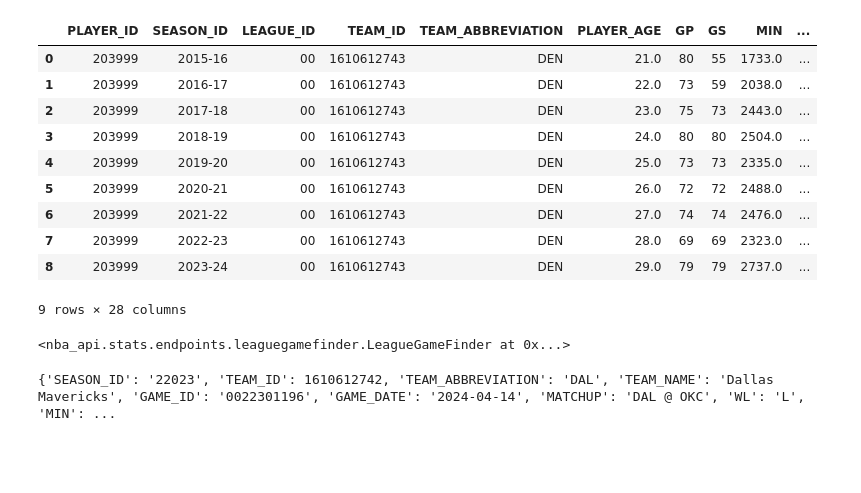
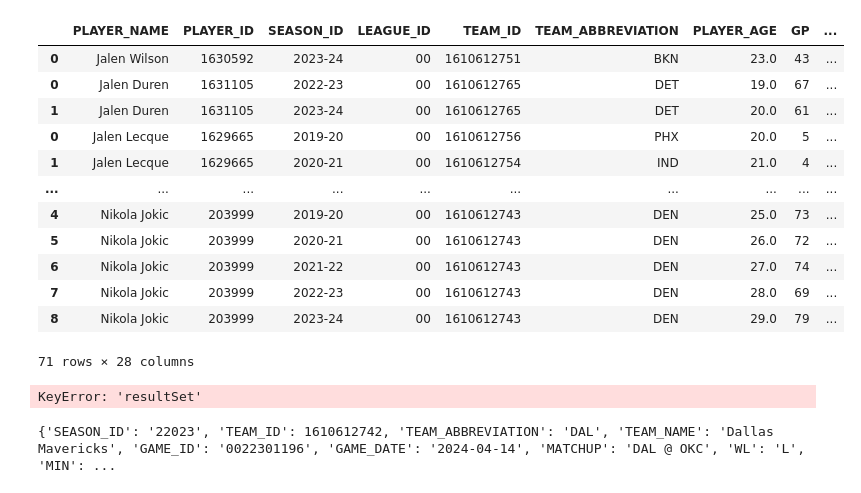
Before and after one commit to WesLode/ball, a Jupyter notebook: ball_data_export.ipynb, the cells around one changed output. Cells and saved outputs as stored; diff of their text form; code cells hidden in the pictures; blank space fills up the shorter version.

```diff
--- a/ball_data_export.ipynb
+++ b/ball_data_export.ipynb
@@ -52,9 +36,11 @@ for i in all_player_list:
     player_id_map[i['id']] = i['full_name']
     # break
 # player_id_map
+# %%
+player_list = []
 # %%
 # Search for player with name
-player_name = "Bol"
+player_name = "Jalen"
 player_result = []
 for i in all_player_list:
     if i['first_name'] == player_name:
@@ -62,4 +48,5 @@ for i in all_player_list:
     elif i['last_name'] == player_name:
         player_result.append(i)
 
-# print(player_result)
+for i in player_result:
+    player_list.append(i['id'])
@@ -68,3 +53,15 @@ for i in all_player_list:
 # %%
-# Nikola Jokić
-career = playercareerstats.PlayerCareerStats(player_id='203999')
+# Get player career stats
+
+# Check for duplication
+player_list = list(set(player_list))
+
+total_df = []
+for i in player_list:
+    player_career = playercareerstats.PlayerCareerStats(player_id =  str(i))
+    career_df = player_career.get_data_frames()[0]
+    total_df.append(career_df)
+
+combineCareer = pd.concat(total_df)
+
+combineCareer
@@ -71,40 +82,43 @@ career = playercareerstats.PlayerCareerStats(player_id='203999')
 # %%
-# career.get_json()
-test_1 = career.get_data_frames()[0]
+# Add player name to the stat and export it to a csv file
+combineCareer['PLAYER_NAME'] = combineCareer['PLAYER_ID'].map(player_id_map)
 
-test_map = {203999: "Joker"}
+combineCareer_col = combineCareer.columns.tolist()
 
-# test_1['player_name'] = test_1['PLAYER_ID']
-# test_1 = test_1.assign(assignTest = 'Cat')
-test_1['PLAYER_NAME'] = test_1['PLAYER_ID'].map(player_id_map)
+if 'PLAYER_NAME' not in combineCareer_col[:-1]:
+    combineCareer_col = combineCareer_col[-1:] + combineCareer_col[:-1]
 
-test_1.to_csv('data/palyer_Stat.csv', sep=',',  index=False)
+combineCareer=combineCareer[combineCareer_col]
+combineCareer.to_csv('data/palyer_Stat.csv', sep=',',  index=False)
 
-test_1
+combineCareer
 # %% [output]
-|  | PLAYER_ID | SEASON_ID | LEAGUE_ID | TEAM_ID | TEAM_ABBREVIATION | PLAYER_AGE | GP | GS | MIN | ... |
-| 0 | 203999 | 2015-16 | 00 | 1610612743 | DEN | 21.0 | 80 | 55 | 1733.0 | ... |
-| 1 | 203999 | 2016-17 | 00 | 1610612743 | DEN | 22.0 | 73 | 59 | 2038.0 | ... |
-| 2 | 203999 | 2017-18 | 00 | 1610612743 | DEN | 23.0 | 75 | 73 | 2443.0 | ... |
-| 3 | 203999 | 2018-19 | 00 | 1610612743 | DEN | 24.0 | 80 | 80 | 2504.0 | ... |
-| 4 | 203999 | 2019-20 | 00 | 1610612743 | DEN | 25.0 | 73 | 73 | 2335.0 | ... |
-| 5 | 203999 | 2020-21 | 00 | 1610612743 | DEN | 26.0 | 72 | 72 | 2488.0 | ... |
-| 6 | 203999 | 2021-22 | 00 | 1610612743 | DEN | 27.0 | 74 | 74 | 2476.0 | ... |
-| 7 | 203999 | 2022-23 | 00 | 1610612743 | DEN | 28.0 | 69 | 69 | 2323.0 | ... |
-| 8 | 203999 | 2023-24 | 00 | 1610612743 | DEN | 29.0 | 79 | 79 | 2737.0 | ... |
+|  | PLAYER_NAME | PLAYER_ID | SEASON_ID | LEAGUE_ID | TEAM_ID | TEAM_ABBREVIATION | PLAYER_AGE | GP | ... |
+| 0 | Jalen Wilson | 1630592 | 2023-24 | 00 | 1610612751 | BKN | 23.0 | 43 | ... |
+| 0 | Jalen Duren | 1631105 | 2022-23 | 00 | 1610612765 | DET | 19.0 | 67 | ... |
+| 1 | Jalen Duren | 1631105 | 2023-24 | 00 | 1610612765 | DET | 20.0 | 61 | ... |
+| 0 | Jalen Lecque | 1629665 | 2019-20 | 00 | 1610612756 | PHX | 20.0 | 5 | ... |
+| 1 | Jalen Lecque | 1629665 | 2020-21 | 00 | 1610612754 | IND | 21.0 | 4 | ... |
+| ... | ... | ... | ... | ... | ... | ... | ... | ... | ... |
+| 4 | Nikola Jokic | 203999 | 2019-20 | 00 | 1610612743 | DEN | 25.0 | 73 | ... |
+| 5 | Nikola Jokic | 203999 | 2020-21 | 00 | 1610612743 | DEN | 26.0 | 72 | ... |
+| 6 | Nikola Jokic | 203999 | 2021-22 | 00 | 1610612743 | DEN | 27.0 | 74 | ... |
+| 7 | Nikola Jokic | 203999 | 2022-23 | 00 | 1610612743 | DEN | 28.0 | 69 | ... |
+| 8 | Nikola Jokic | 203999 | 2023-24 | 00 | 1610612743 | DEN | 29.0 | 79 | ... |
-9 rows × 28 columns
+71 rows × 28 columns
 # %%
 gamefinder = leaguegamefinder.LeagueGameFinder(team_id_nullable=team_select['id'],
-                            season_nullable=Season.default,
+                            # season_nullable="20-21",
+                            # season="20-21",
                             season_type_nullable=SeasonType.regular
                             # season_type_nullable=SeasonTypePlayoffs.playoffs
                                               )
 
 games_dict = gamefinder.get_normalized_dict()
 # print(SeasonTypePlayoffs.playoffs)
-gamefinder
+len(games_dict['LeagueGameFinderResults'])
 # %% [output]
-<nba_api.stats.endpoints.leaguegamefinder.LeagueGameFinder at 0x...>
+KeyError: 'resultSet'
 # %%
 match_up_team = "BOS"
 matchup_result = []
```
Also changed, not shown: parts of 7 cells of this notebook, 2 other files.
